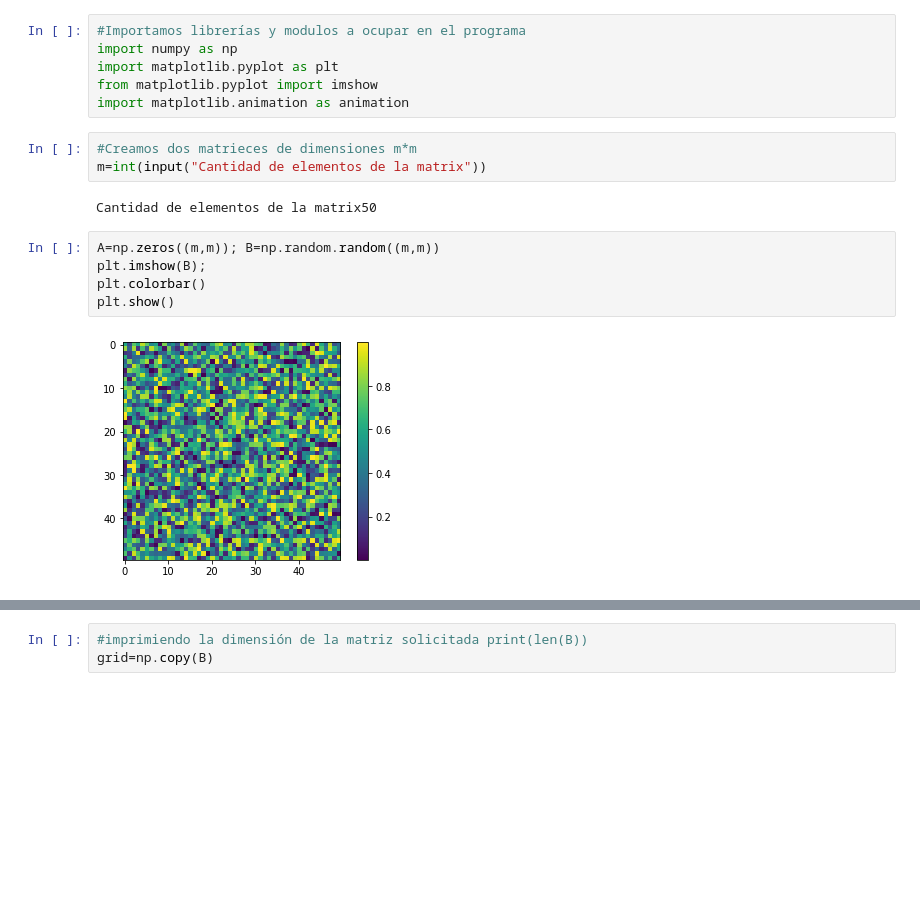
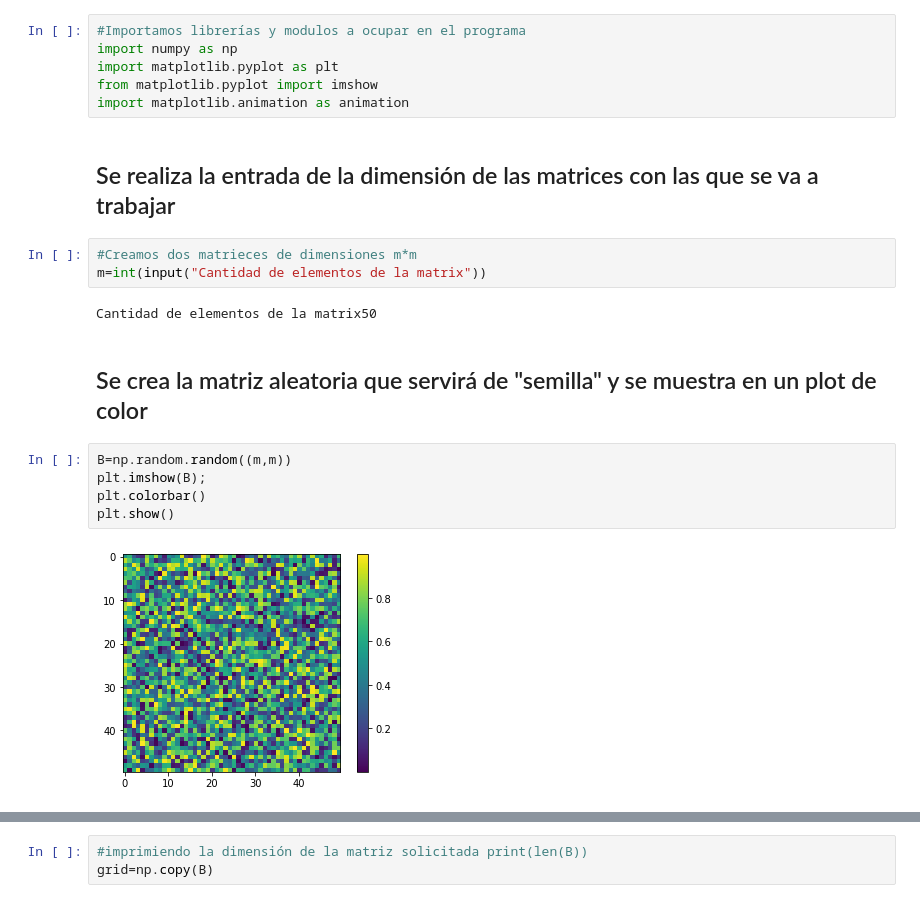
Before and after one commit to EisaacJC/ToLearn, a Jupyter notebook: GameOfLife.ipynb, the cells around one changed output, grey strips where cells are left out. Saved outputs shown, nothing was run; the diff lists cells and outputs as text; blank space fills up the shorter version.

```diff
--- a/GameOfLife.ipynb
+++ b/GameOfLife.ipynb
@@ -6,15 +14,19 @@ import numpy as np
 import matplotlib.pyplot as plt
 from matplotlib.pyplot import imshow
 import matplotlib.animation as animation
+# %% [markdown]
+## Se realiza la entrada de la dimensión de las matrices con las que se va a trabajar
 # %%
 #Creamos dos matrieces de dimensiones m*m
 m=int(input("Cantidad de elementos de la matrix"))
 # %% [output]
 Cantidad de elementos de la matrix50
+# %% [markdown]
+## Se crea la matriz aleatoria que servirá de "semilla" y se muestra en un plot de color
 # %%
-A=np.zeros((m,m)); B=np.random.random((m,m))
+B=np.random.random((m,m))
 plt.imshow(B);
 plt.colorbar()
 plt.show()
 # %% [output]
-[figure, old version]
+[figure, new version]
```
Also changed, not shown: parts of 8 cells of this notebook.
